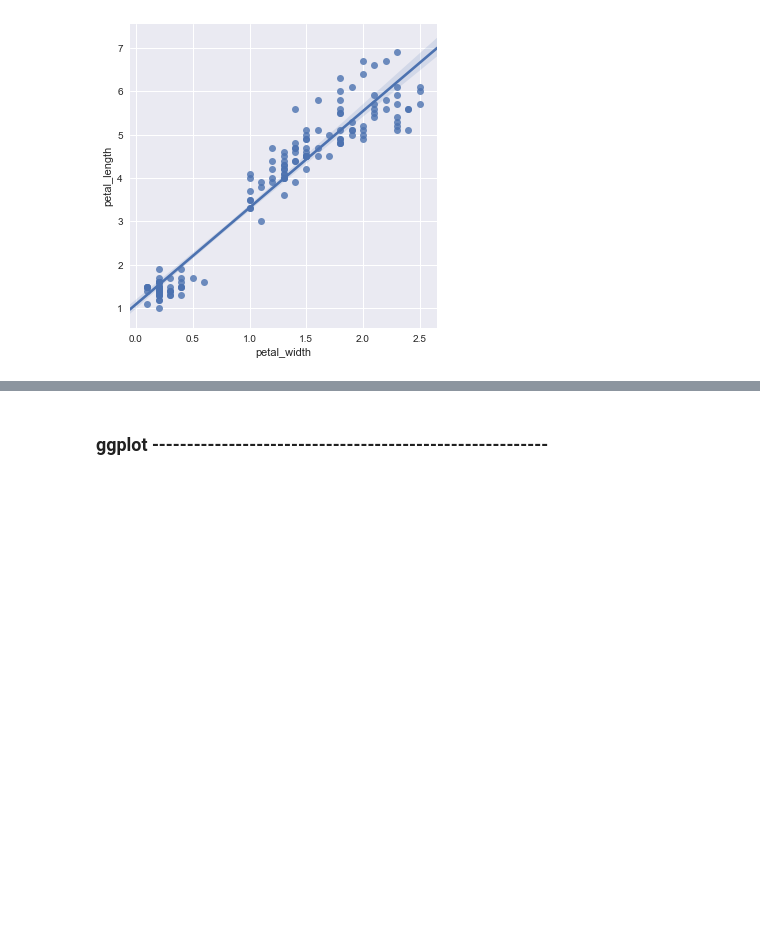
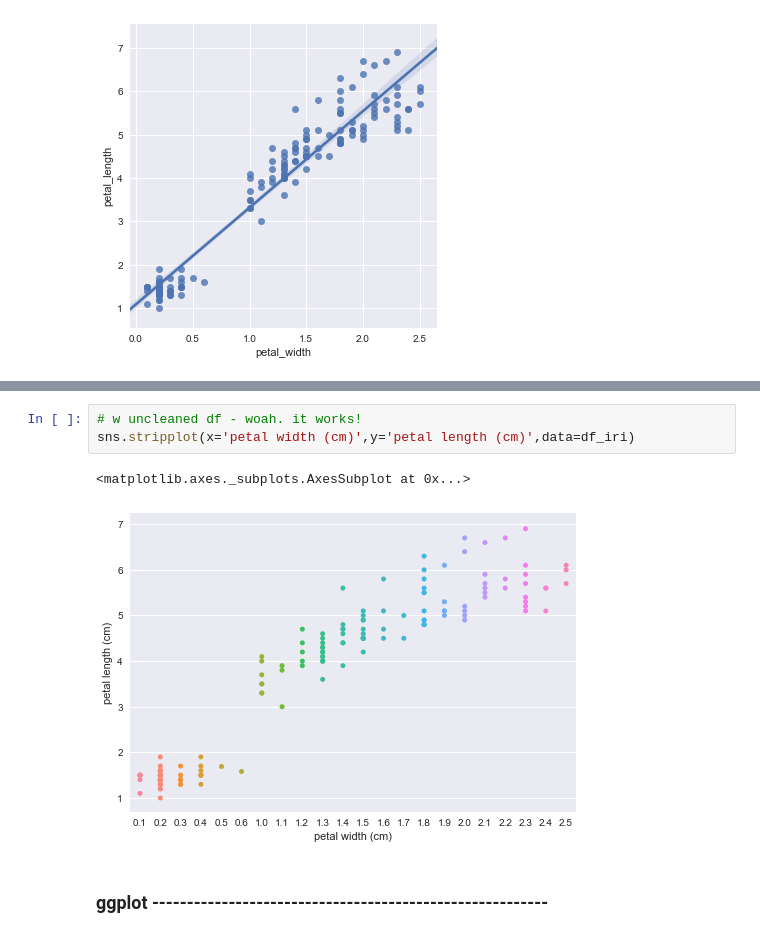
Before and after one commit to blindseth/dadata, a Jupyter notebook: graphing.ipynb, the cells around one changed output, grey strips where cells are left out. Drawn from its saved outputs; the diff is of its cells as text; blank space fills up the shorter version.

```diff
--- a/graphing.ipynb
+++ b/graphing.ipynb
@@ -88,2 +78,8 @@ sns.lmplot(x='petal_width',y='petal_length',data=dfi)
+# %%
+# w uncleaned df - woah. it works!
+sns.stripplot(x='petal width (cm)',y='petal length (cm)',data=df_iri)
+# %% [output]
+<matplotlib.axes._subplots.AxesSubplot at 0x...>
+[figure, added]
 # %% [markdown]
 ### ggplot ---------------------------------------------------------
```
Also changed, not shown: parts of 6 cells of this notebook.
